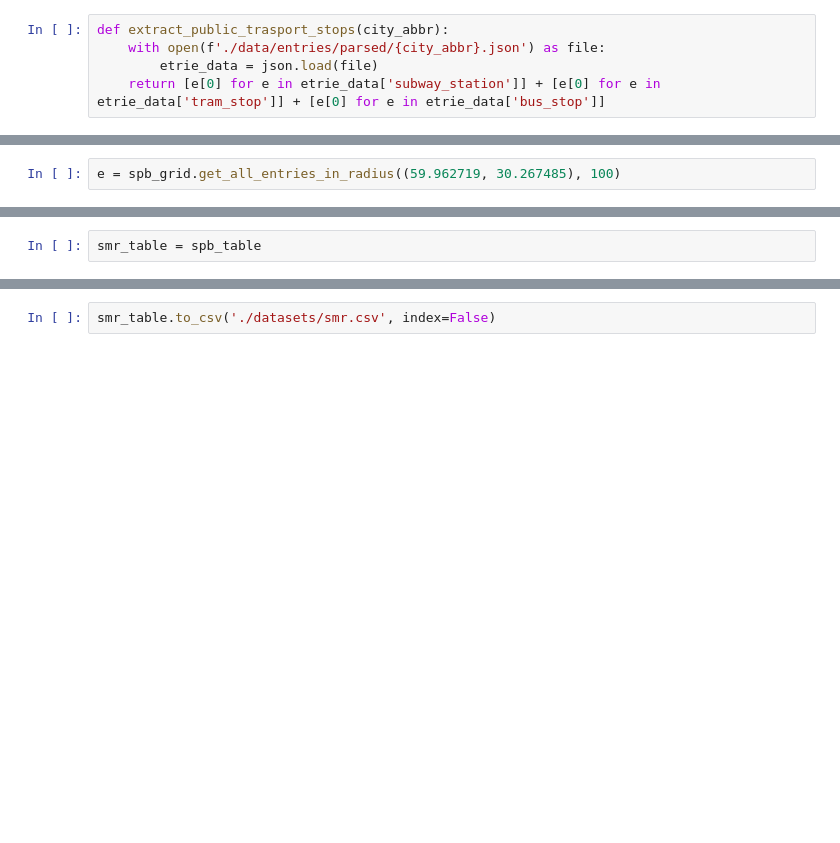
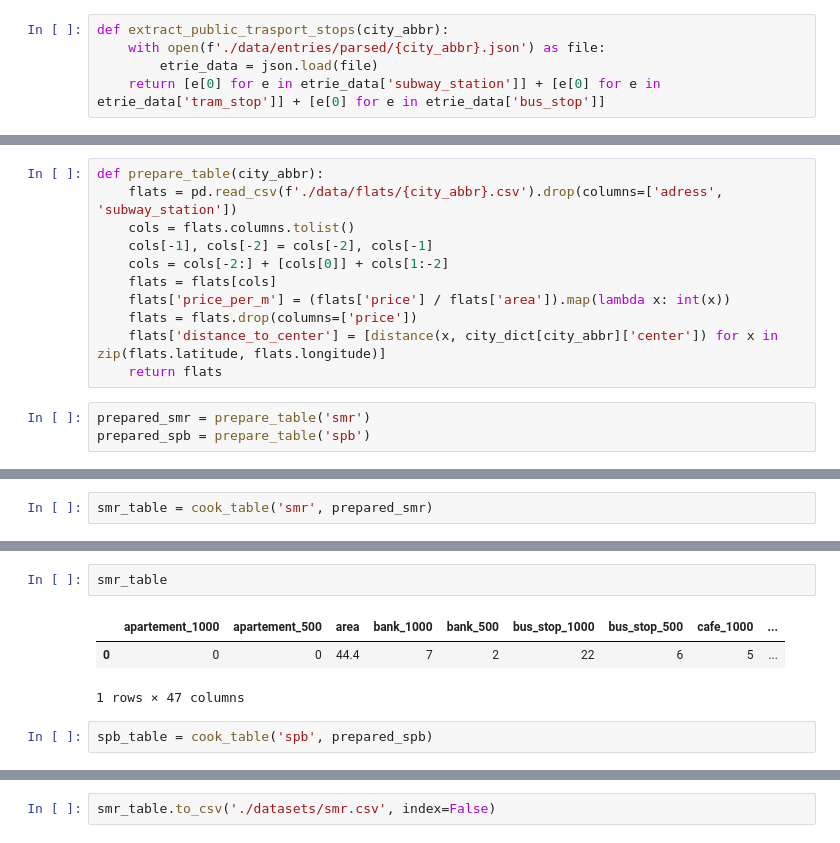
Before and after one commit to pricepredictor/dataset_assmbler, a Jupyter notebook: dataset_assembler.ipynb, the cells around one changed output, grey strips where cells are left out. Cells and saved outputs as stored; diff of their text form; blank space fills up the shorter version.

```diff
--- a/dataset_assembler.ipynb
+++ b/dataset_assembler.ipynb
@@ -65,3 +335,15 @@ coord_dict['smr']['grid'] = smr_grid
-# %%
-e = spb_grid.get_all_entries_in_radius((59.962719, 30.267485), 100)
+# %%
+def prepare_table(city_abbr):
+    flats = pd.read_csv(f'./data/flats/{city_abbr}.csv').drop(columns=['adress', 'subway_station'])
+    cols = flats.columns.tolist()
+    cols[-1], cols[-2] = cols[-2], cols[-1]
+    cols = cols[-2:] + [cols[0]] + cols[1:-2]
+    flats = flats[cols]
+    flats['price_per_m'] = (flats['price'] / flats['area']).map(lambda x: int(x))
+    flats = flats.drop(columns=['price'])
+    flats['distance_to_center'] = [distance(x, city_dict[city_abbr]['center']) for x in zip(flats.latitude, flats.longitude)]
+    return flats
+# %%
+prepared_smr = prepare_table('smr')
+prepared_spb = prepare_table('spb')
 # %%
@@ -114 +409,3 @@ def cook_table(city_abbr):
     return pd.DataFrame(feature_list)
+# %%
+smr_table = cook_table('smr', prepared_smr)
@@ -115,2 +431,8 @@ def cook_table(city_abbr):
 # %%
-smr_table = spb_table
+smr_table
+# %% [output]
+|  | apartement_1000 | apartement_500 | area | bank_1000 | bank_500 | bus_stop_1000 | bus_stop_500 | cafe_1000 | ... |
+| 0 | 0 | 0 | 44.4 | 7 | 2 | 22 | 6 | 5 | ... |
+1 rows × 47 columns
+# %%
+spb_table = cook_table('spb', prepared_spb)
```
Also changed, not shown: parts of 26 cells of this notebook, 6 other files.
